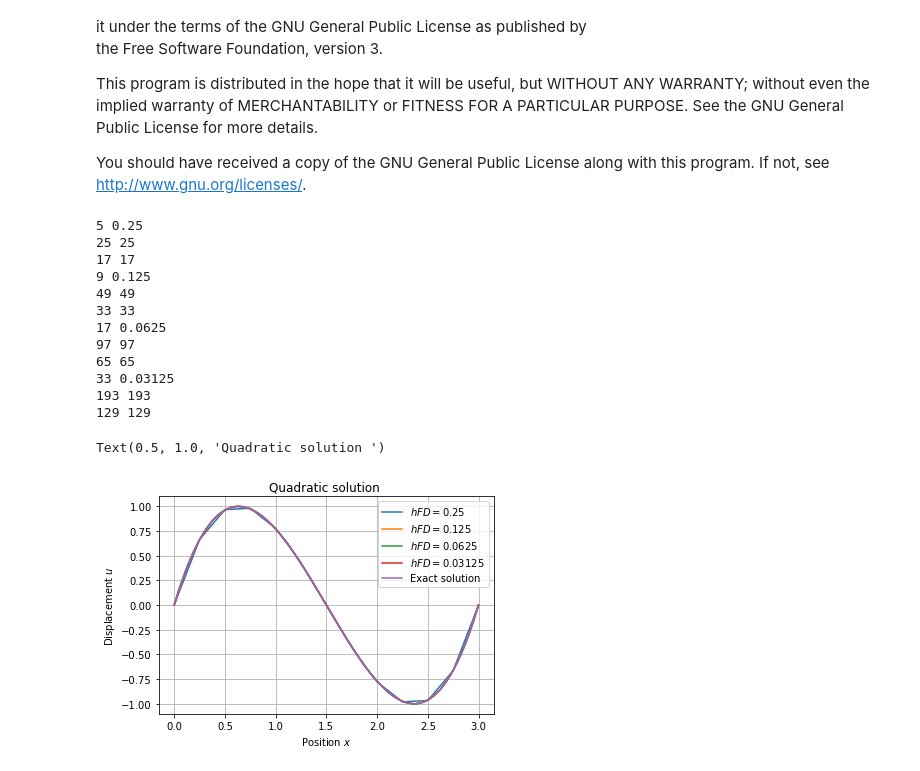
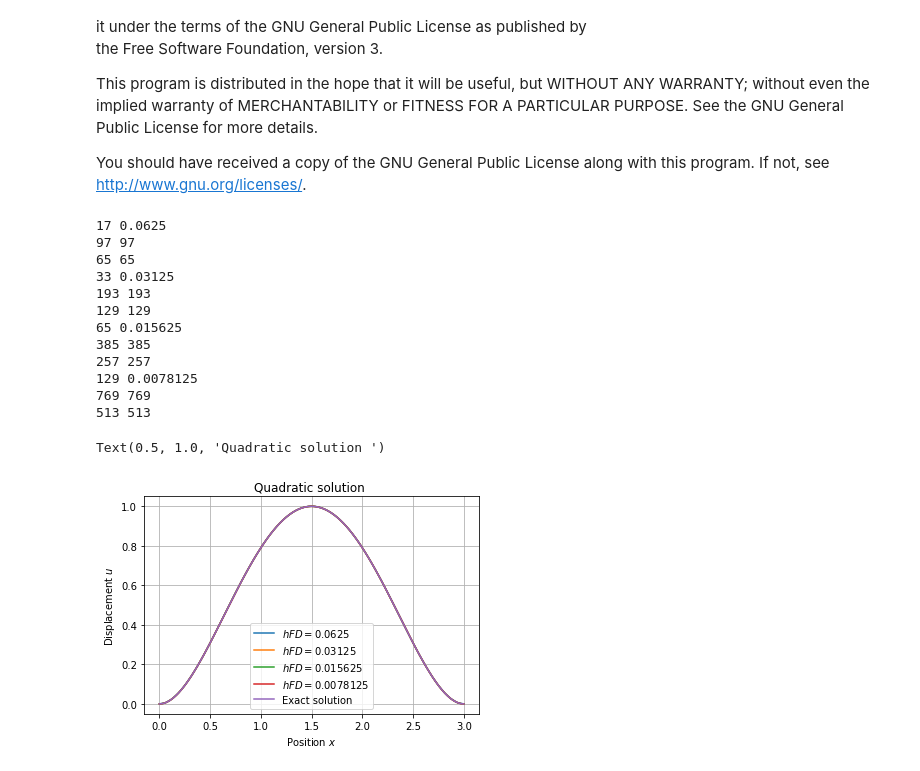
Before and after one commit to diehlpk/reusommer21, a Jupyter notebook: Coupling-MDCM-Dirchelet.ipynb, the cells around one changed output. Saved outputs shown, nothing was run; the diff lists cells and outputs as text; code cells hidden in the pictures.

```diff
--- a/Coupling-MDCM-Dirchelet.ipynb
+++ b/Coupling-MDCM-Dirchelet.ipynb
@@ -19,7 +19,7 @@ import numpy as np
 import matplotlib.pyplot as plt
 import sys
 # %%
-example = "Cubic"
+example = "Quartic"
 # %%
 #############################################################################
 # Exact solution
@@ -235,40 +235,40 @@ def compute(i):
 # %%
 uCoupled = []
 uLocal = []
 xLocal = []
-max_iteration = 6
+max_iteration = 8
 
-for i in range(2,max_iteration):
+for i in range(4,max_iteration):
     u , uFD , x = compute(i)
     uCoupled.append(u)
     uLocal.append(uFD)
     xLocal.append(x)
 
 n = np.power(2,int(max_iteration))
 h = 1./n
 
 x = np.arange(0,3+h,h)
 plt.plot(x,exactSolution(x),label="Exact solution")#
 plt.legend()
 plt.xlabel(r"Position $x$")
 plt.ylabel(r"Displacement $u$")
 plt.title(r"Quadratic solution ")
 #plt.savefig("coupling-vhm-"+str(example)+"-dirchelt.pdf")
 # %% [output]
-5 0.25
-25 25
-17 17
-9 0.125
-49 49
-33 33
 17 0.0625
 97 97
 65 65
 33 0.03125
 193 193
 129 129
+65 0.015625
+385 385
+257 257
+129 0.0078125
+769 769
+513 513
 Text(0.5, 1.0, 'Quadratic solution ')
-[figure, old version]
+[figure, new version]
 # %%
 plt.clf()
 markers = ['s','o','x','.']
```
Also changed, not shown: parts of 1 cell of this notebook, 3 other files.
